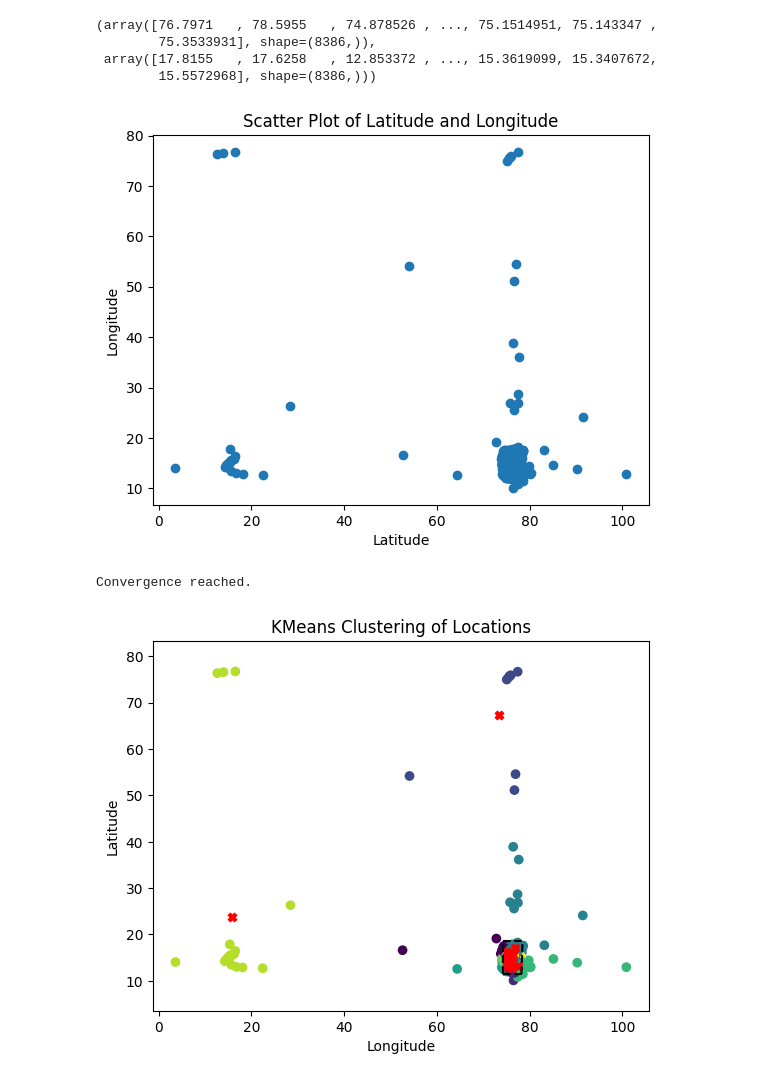
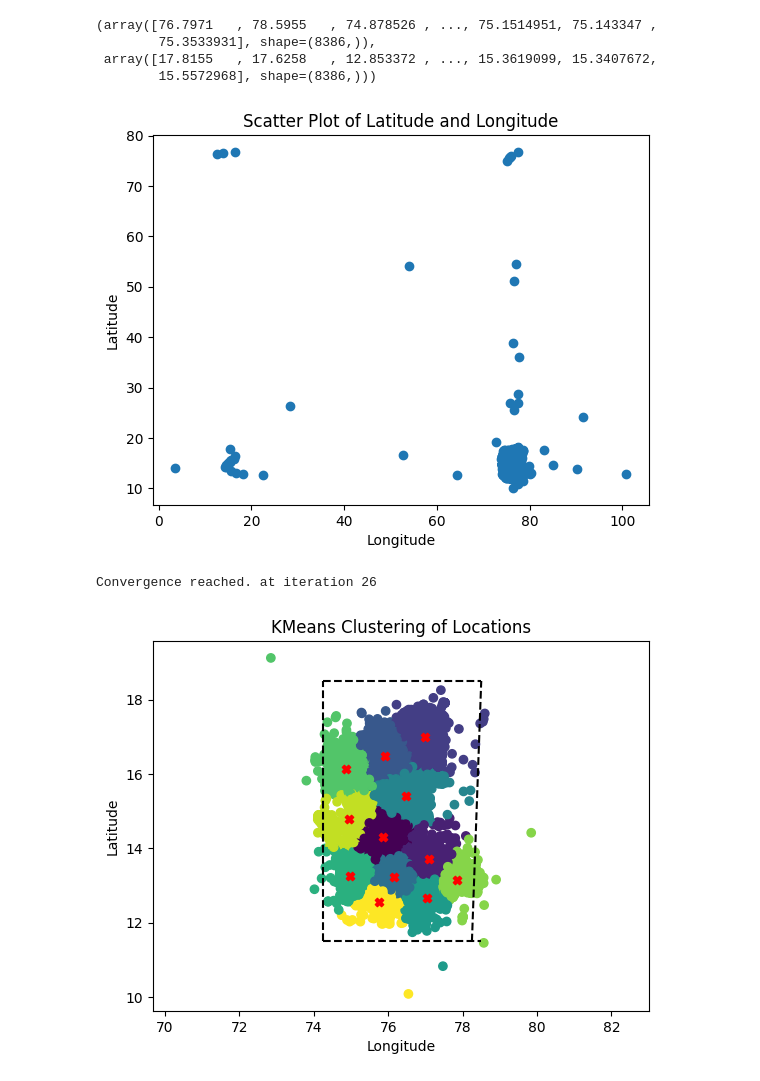
Before and after one commit to Aneeshshastri/Epoch_Spring_Camp, a Jupyter notebook: KMeansTask/KMeansClustering.ipynb, the cells around one changed output. Saved outputs shown, nothing was run; the diff lists cells and outputs as text; code cells hidden in the pictures.

```diff
--- a/KMeansTask/KMeansClustering.ipynb
+++ b/KMeansTask/KMeansClustering.ipynb
@@ -141,17 +141,19 @@ x,y
 # %%
 
 plt.scatter(x,y)
-plt.xlabel("Latitude")
-plt.ylabel("Longitude")
+plt.xlabel("Longitude")
+plt.ylabel("Latitude")
 plt.title("Scatter Plot of Latitude and Longitude")
 plt.show()
 # %% [output]
-[figure, old version]
+[figure, new version]
 # %%
 """There's still a bunch of nonsensical values, it's best to drop them as well."""
-# 11°30' N and 18°30' N latitude and 74°15' E to 78°30' E longitude is the rough area of Karnataka, take 10-20 latitude and 73-79 longitude
-
-x=x[(x<)]
+# 11°30' N and 18°30' N latitude and 74°15' E to 78°30' E longitude is the rough area of Karnataka, take 10-20 latitude and 70-80 longitude
+# 11°30' N and 18°30' N latitude and 74°15' E to 78°30' E longitude is the rough area of Karnataka, plot this as a rectangle for reference
+mask=((x<80) & (x>70)) & ((y<20) & (y>10))
+x=x[mask]
+y=y[mask]
 # %%
 #x=(x-x.mean())/x.std()
 #y=(y-y.mean())/y.std()
@@ -202,26 +204,26 @@ class KMeans:
 # %%
 LL=np.stack((x,y), axis=1)
 
-kmeans = KMeans(n_clusters=10,max_iters=1000)
+kmeans = KMeans(n_clusters=12,max_iters=1000)
 centroids=kmeans.fit(LL)
 labels = kmeans.predict(LL)
 plt.scatter(x, y, c=labels, cmap='viridis')
 plt.scatter(centroids[:, 0], centroids[:, 1], c='red', marker='X')
 plt.axis('equal')
  # Plot centroids
 # 11°30' N and 18°30' N latitude and 74°15' E to 78°30' E longitude is the rough area of Karnataka, plot this as a rectangle for reference
 plt.plot([74.25, 78.5],  [11.5, 11.5],color='black', linestyle='--')  # Top edge
 plt.plot(  [74.25, 78.5],[18.5, 18.5], color='black', linestyle='--')  # Bottom edge
 plt.plot(  [74.25, 74.25],[11.5, 18.5], color='black', linestyle='--')  # Left edge
 plt.plot( [78.25, 78.5], [11.5, 18.5], color='black', linestyle='--')  # Right edge
 
 plt.xlabel("Longitude")
 plt.ylabel("Latitude")
 plt.title("KMeans Clustering of Locations")
 plt.show()
 # %% [output]
-Convergence reached.
+Convergence reached. at iteration 26
-[figure, old version]
+[figure, new version]
 # %%
 """Let's concern ourselves with only the intrastate clustering"""
 plt.figure()
```
Also changed, not shown: parts of 3 cells of this notebook.
